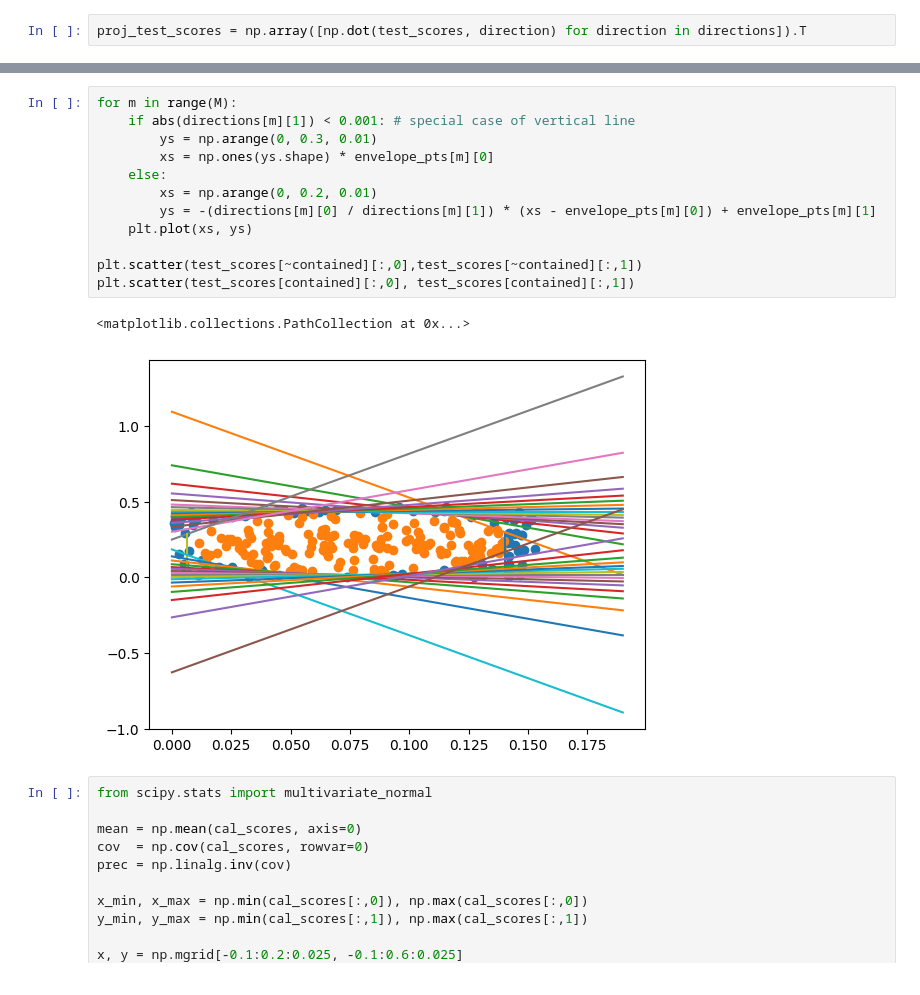
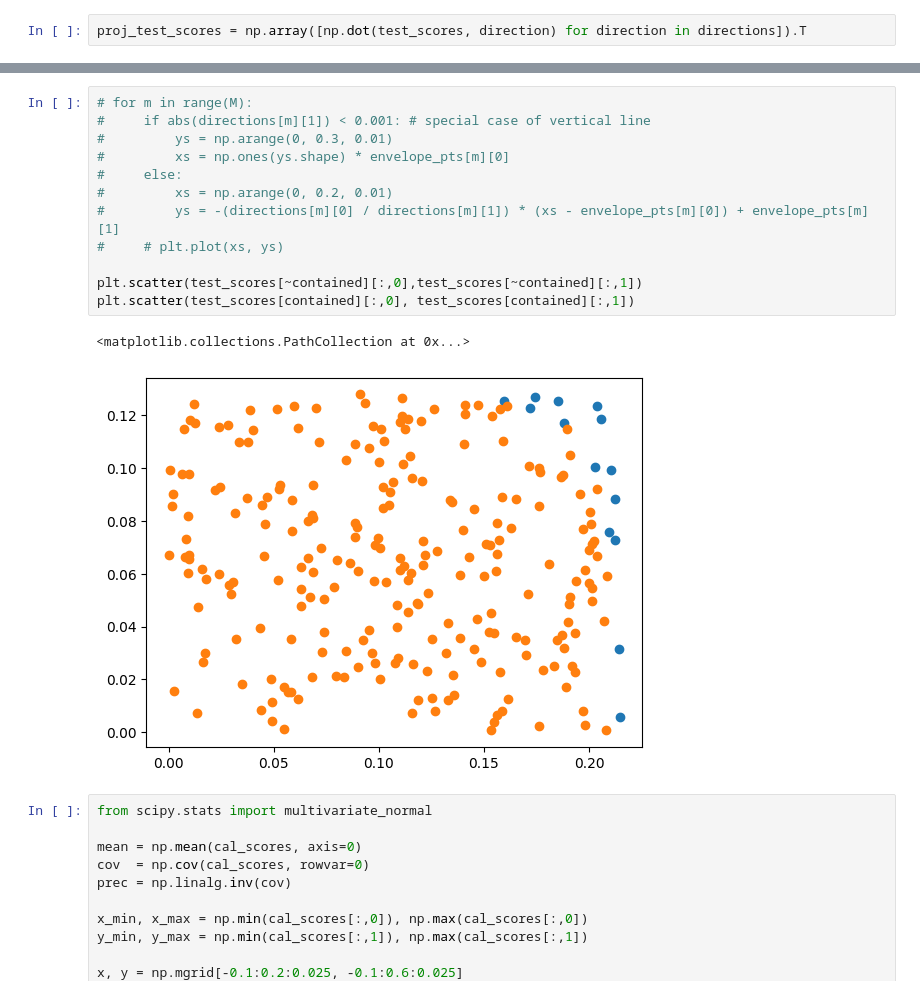
Before and after one commit to yashpatel5400/fusioncp, a Jupyter notebook: testing.ipynb, the cells around one changed output, grey strips where cells are left out. Saved outputs shown, nothing was run; the diff lists cells and outputs as text.

```diff
--- a/testing.ipynb
+++ b/testing.ipynb
@@ -65,18 +79,18 @@ Contained: 0.632
 # %%
-for m in range(M):
-    if abs(directions[m][1]) < 0.001: # special case of vertical line
-        ys = np.arange(0, 0.3, 0.01)
-        xs = np.ones(ys.shape) * envelope_pts[m][0]
-    else:
-        xs = np.arange(0, 0.2, 0.01)
-        ys = -(directions[m][0] / directions[m][1]) * (xs - envelope_pts[m][0]) + envelope_pts[m][1]
-    plt.plot(xs, ys)
+# for m in range(M):
+#     if abs(directions[m][1]) < 0.001: # special case of vertical line
+#         ys = np.arange(0, 0.3, 0.01)
+#         xs = np.ones(ys.shape) * envelope_pts[m][0]
+#     else:
+#         xs = np.arange(0, 0.2, 0.01)
+#         ys = -(directions[m][0] / directions[m][1]) * (xs - envelope_pts[m][0]) + envelope_pts[m][1]
+#     # plt.plot(xs, ys)
 
 plt.scatter(test_scores[~contained][:,0],test_scores[~contained][:,1])
 plt.scatter(test_scores[contained][:,0], test_scores[contained][:,1])
 # %% [output]
 <matplotlib.collections.PathCollection at 0x...>
-[figure, old version]
+[figure, new version]
 # %%
 from scipy.stats import multivariate_normal
 
```
Also changed, not shown: parts of 3 cells of this notebook, 2 other files.
